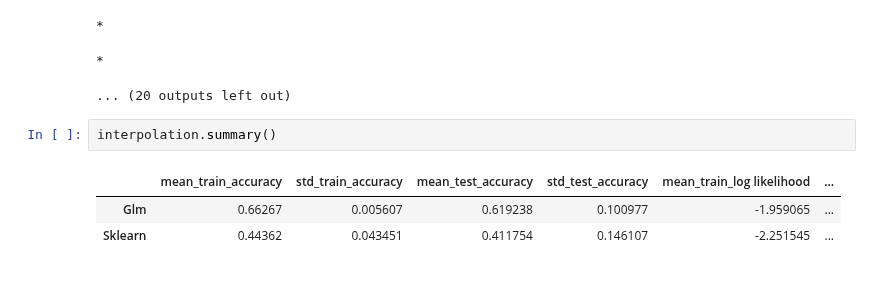
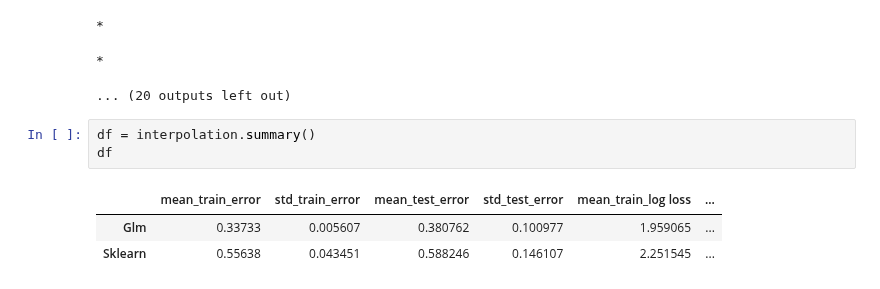
Before and after one commit to marioboley/PISA_ML, a Jupyter notebook: Linear model without penalty.ipynb, the cells around one changed output. Drawn from its saved outputs; the diff is of its cells as text.

```diff
--- a/Linear model without penalty.ipynb
+++ b/Linear model without penalty.ipynb
@@ -56,9 +56,10 @@ Running experiment with 30 repetitions
 *
 *
 ... (20 outputs left out)
-# %%
-interpolation.summary()
-# %% [output]
-|  | mean_train_accuracy | std_train_accuracy | mean_test_accuracy | std_test_accuracy | mean_train_log likelihood | ... |
-| Glm | 0.66267 | 0.005607 | 0.619238 | 0.100977 | -1.959065 | ... |
-| Sklearn | 0.44362 | 0.043451 | 0.411754 | 0.146107 | -2.251545 | ... |
+# %%
+df = interpolation.summary()
+df
+# %% [output]
+|  | mean_train_error | std_train_error | mean_test_error | std_test_error | mean_train_log loss | ... |
+| Glm | 0.33733 | 0.005607 | 0.380762 | 0.100977 | 1.959065 | ... |
+| Sklearn | 0.55638 | 0.043451 | 0.588246 | 0.146107 | 2.251545 | ... |
```
